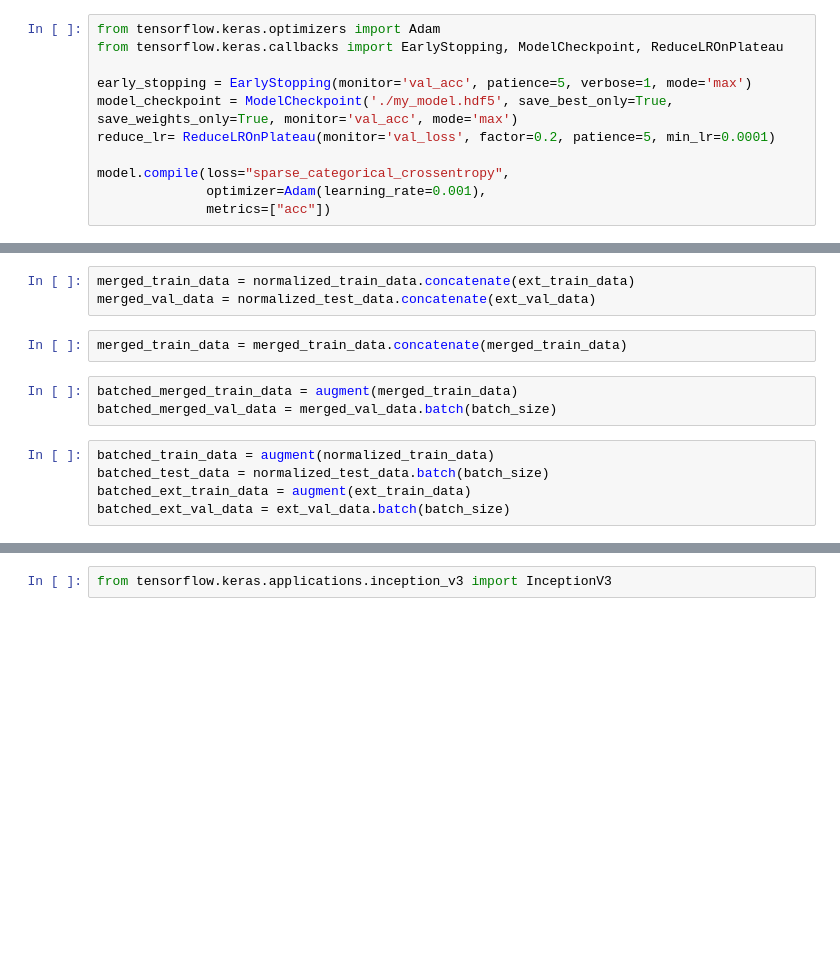
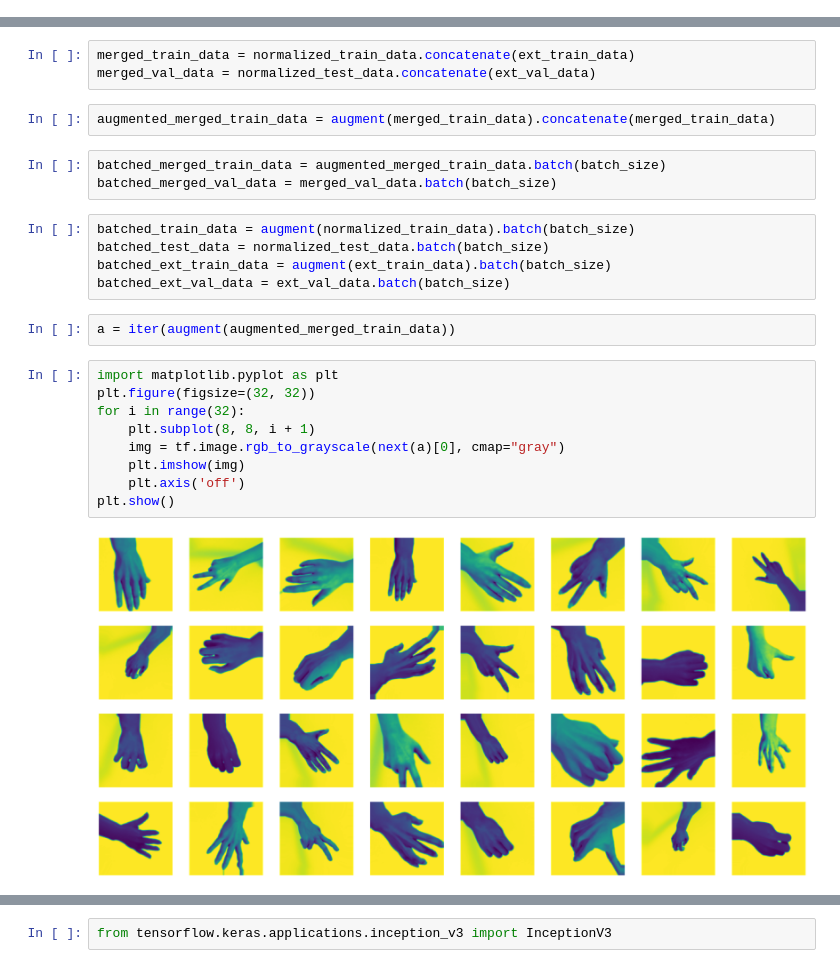
Before and after one commit to ahmetfirat23/rock-paper-scissors-classifier, a Jupyter notebook: RPSClassification.ipynb, the cells around one changed output, grey strips where cells are left out. Saved outputs shown, nothing was run; the diff lists cells and outputs as text; blank space fills up the shorter version.

```diff
--- a/RPSClassification.ipynb
+++ b/RPSClassification.ipynb
@@ -83,14 +91,3 @@ ext_val_data = ext_val_data.map(lambda x, y: (normalization_layer(x), tf.cast(y,
 Found 1020 files belonging to 3 classes.
 Found 540 files belonging to 3 classes.
 Found 804 files belonging to 3 classes.
-# %%
-from tensorflow.keras.optimizers import Adam
-from tensorflow.keras.callbacks import EarlyStopping, ModelCheckpoint, ReduceLROnPlateau
-
-early_stopping = EarlyStopping(monitor='val_acc', patience=5, verbose=1, mode='max')
-model_checkpoint = ModelCheckpoint('./my_model.hdf5', save_best_only=True, save_weights_only=True, monitor='val_acc', mode='max')
-reduce_lr= ReduceLROnPlateau(monitor='val_loss', factor=0.2, patience=5, min_lr=0.0001)
-
-model.compile(loss="sparse_categorical_crossentropy",
-              optimizer=Adam(learning_rate=0.001),
-              metrics=["acc"])
@@ -98,13 +107,26 @@ model.compile(loss="sparse_categorical_crossentropy",
 merged_train_data = normalized_train_data.concatenate(ext_train_data)
 merged_val_data = normalized_test_data.concatenate(ext_val_data)
 # %%
-merged_train_data = merged_train_data.concatenate(merged_train_data)
+augmented_merged_train_data = augment(merged_train_data).concatenate(merged_train_data)
 # %%
-batched_merged_train_data = augment(merged_train_data)
+batched_merged_train_data = augmented_merged_train_data.batch(batch_size)
 batched_merged_val_data = merged_val_data.batch(batch_size)
 # %%
-batched_train_data = augment(normalized_train_data)
+batched_train_data = augment(normalized_train_data).batch(batch_size)
 batched_test_data = normalized_test_data.batch(batch_size)
-batched_ext_train_data = augment(ext_train_data)
+batched_ext_train_data = augment(ext_train_data).batch(batch_size)
 batched_ext_val_data = ext_val_data.batch(batch_size)
+# %%
+a = iter(augment(augmented_merged_train_data))
+# %%
+import matplotlib.pyplot as plt
+plt.figure(figsize=(32, 32))
+for i in range(32):
+    plt.subplot(8, 8, i + 1)
+    img = tf.image.rgb_to_grayscale(next(a)[0], cmap="gray")
+    plt.imshow(img)
+    plt.axis('off')
+plt.show()
+# %% [output]
+[figure, added]
 # %%
```
Also changed, not shown: parts of 18 cells of this notebook, 2 other files.
